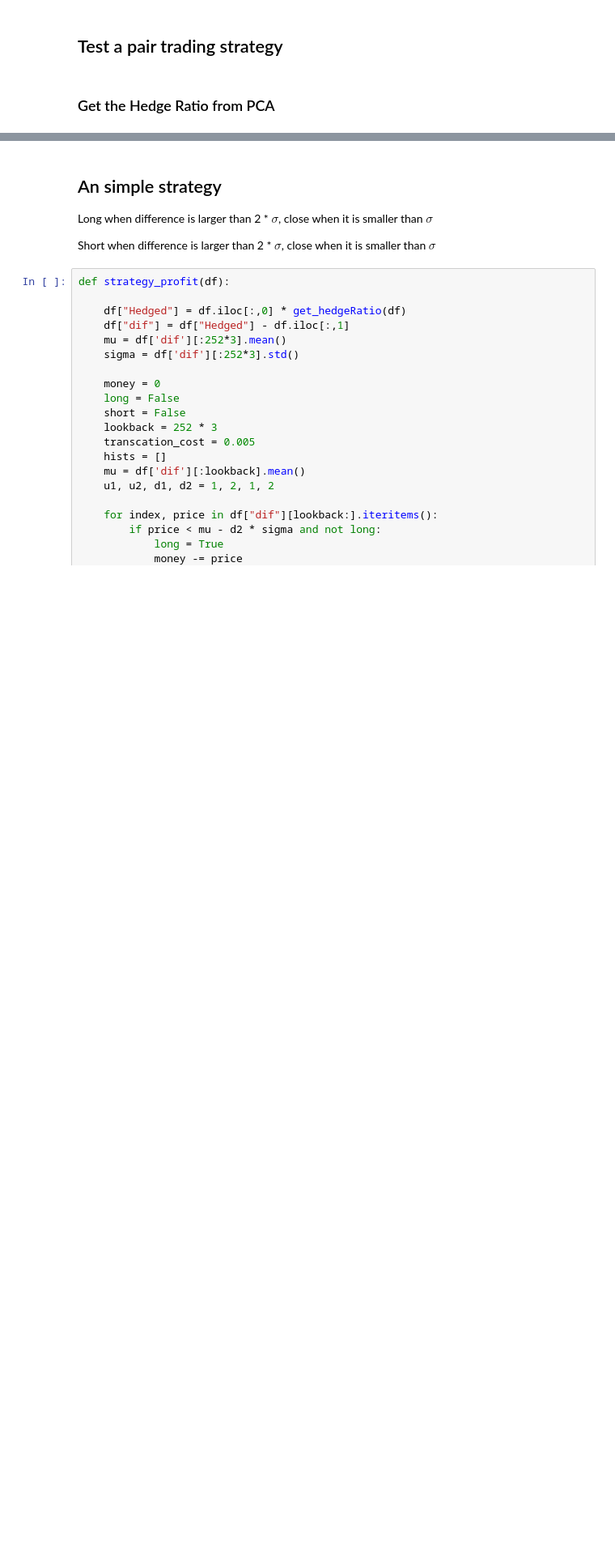
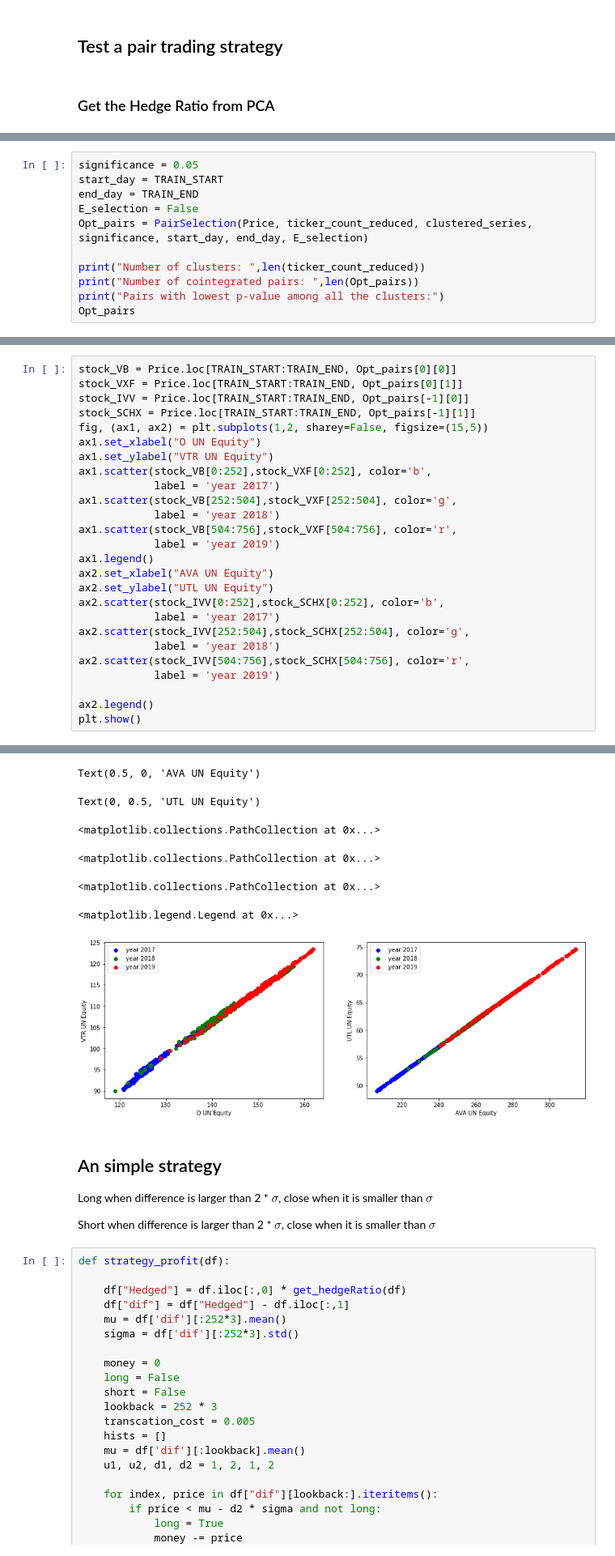
Before and after one commit to yatingchen99/PairTrading7121, a Jupyter notebook: pairTrading.ipynb, the cells around one changed output, grey strips where cells are left out. Shown at 81% size. Drawn from its saved outputs; the diff is of its cells as text; blank space fills up the shorter version.

```diff
--- a/pairTrading.ipynb
+++ b/pairTrading.ipynb
@@ -167,0 +171,11 @@ array([[-0.11099155, -0.00674422, -0.03099909, ..., -0.09639333,
+# %%
+significance = 0.05
+start_day = TRAIN_START
+end_day = TRAIN_END
+E_selection = False
+Opt_pairs = PairSelection(Price, ticker_count_reduced, clustered_series, significance, start_day, end_day, E_selection)
+
+print("Number of clusters: ",len(ticker_count_reduced))
+print("Number of cointegrated pairs: ",len(Opt_pairs))
+print("Pairs with lowest p-value among all the clusters:")
+Opt_pairs
@@ -167,0 +187,27 @@ array([[-0.11099155, -0.00674422, -0.03099909, ..., -0.09639333,
+# %%
+stock_VB = Price.loc[TRAIN_START:TRAIN_END, Opt_pairs[0][0]]
+stock_VXF = Price.loc[TRAIN_START:TRAIN_END, Opt_pairs[0][1]]
+stock_IVV = Price.loc[TRAIN_START:TRAIN_END, Opt_pairs[-1][0]]
+stock_SCHX = Price.loc[TRAIN_START:TRAIN_END, Opt_pairs[-1][1]]
+fig, (ax1, ax2) = plt.subplots(1,2, sharey=False, figsize=(15,5))
+ax1.set_xlabel("O UN Equity")
+ax1.set_ylabel("VTR UN Equity")
+ax1.scatter(stock_VB[0:252],stock_VXF[0:252], color='b',
+            label = 'year 2017')
+ax1.scatter(stock_VB[252:504],stock_VXF[252:504], color='g',
+            label = 'year 2018')
+ax1.scatter(stock_VB[504:756],stock_VXF[504:756], color='r',
+            label = 'year 2019')
+ax1.legend()
+ax2.set_xlabel("AVA UN Equity")
+ax2.set_ylabel("UTL UN Equity")
+ax2.scatter(stock_IVV[0:252],stock_SCHX[0:252], color='b',
+            label = 'year 2017')
+ax2.scatter(stock_IVV[252:504],stock_SCHX[252:504], color='g',
+            label = 'year 2018')
+ax2.scatter(stock_IVV[504:756],stock_SCHX[504:756], color='r',
+            label = 'year 2019')
+
+ax2.legend()
+plt.show()
+# %% [output]
@@ -168,3 +220,10 @@ array([[-0.11099155, -0.00674422, -0.03099909, ..., -0.09639333,
+Text(0.5, 0, 'AVA UN Equity')
+Text(0, 0.5, 'UTL UN Equity')
+<matplotlib.collections.PathCollection at 0x...>
+<matplotlib.collections.PathCollection at 0x...>
+<matplotlib.collections.PathCollection at 0x...>
+<matplotlib.legend.Legend at 0x...>
+[figure, added]
 # %% [markdown]
 ## An simple strategy
 Long when difference is larger than 2 * $\sigma$, close when it is smaller than $\sigma$
```
Also changed, not shown: parts of 29 cells of this notebook.
